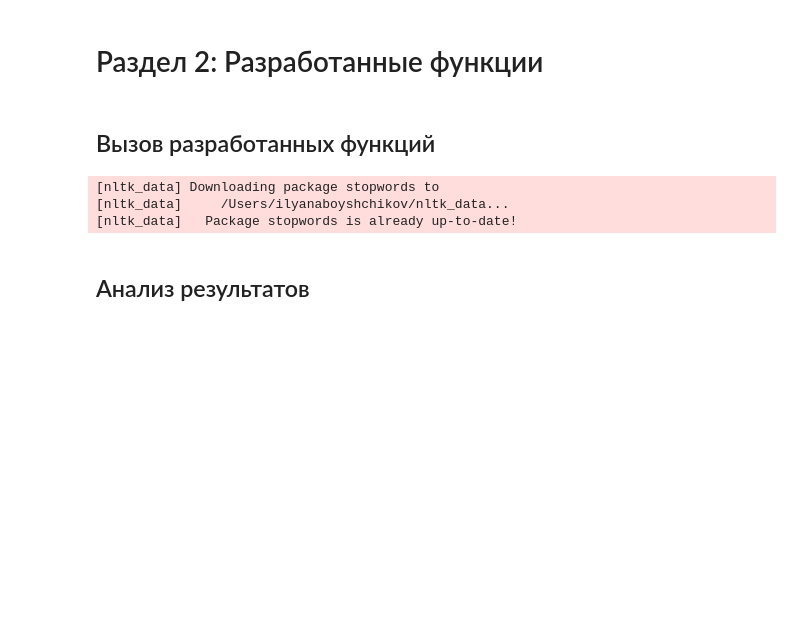
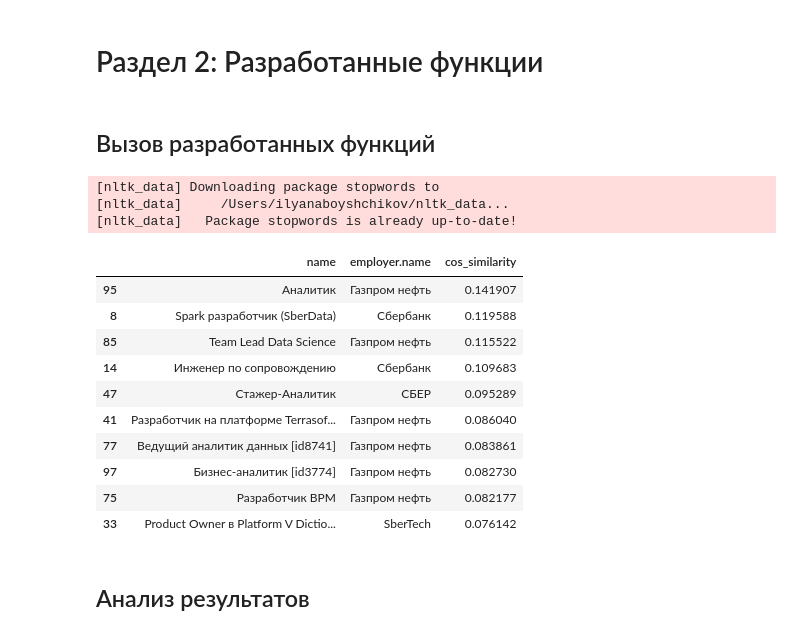
Before and after one commit to naboi/data_analyst_track, a Jupyter notebook: final_project.ipynb, the cells around one changed output. Cells and saved outputs as stored; diff of their text form; code cells hidden in the pictures; blank space fills up the shorter version.

```diff
--- a/final_project.ipynb
+++ b/final_project.ipynb
@@ -380,16 +380,29 @@ def get_top_vacancies(candidate_experience_file, number_of_random_rows):
 # %%
 # определим работодателей для сбора вакансий
 employers = {'name': ['sber', 'sbertech', 'rosatom', 'gazprom_neft'], 'id': [3529, 906557, 577743, 39305]}
 
 # используем функцию сбора данных
 # get_vacancies(employers['id'])
 
 # используем функцию Топа вакансий
 result = get_top_vacancies('Описание опыта.txt', 100)
+
+result[['name', 'employer.name', 'cos_similarity']]
 # %% [output]
 [nltk_data] Downloading package stopwords to
 [nltk_data]     /Users/ilyanaboyshchikov/nltk_data...
 [nltk_data]   Package stopwords is already up-to-date!
+|  | name | employer.name | cos_similarity |
+| 95 | Аналитик | Газпром нефть | 0.141907 |
+| 8 | Spark разработчик (SberData) | Сбербанк | 0.119588 |
+| 85 | Team Lead Data Science | Газпром нефть | 0.115522 |
+| 14 | Инженер по сопровождению | Сбербанк | 0.109683 |
+| 47 | Стажер-Аналитик | СБЕР | 0.095289 |
+| 41 | Разработчик на платформе Terrasof... | Газпром нефть | 0.086040 |
+| 77 | Ведущий аналитик данных [id8741] | Газпром нефть | 0.083861 |
+| 97 | Бизнес-аналитик [id3774] | Газпром нефть | 0.082730 |
+| 75 | Разработчик BPM | Газпром нефть | 0.082177 |
+| 33 | Product Owner в Platform V Dictio... | SberTech | 0.076142 |
 # %% [markdown]
 ## Анализ результатов
 # %%
```
